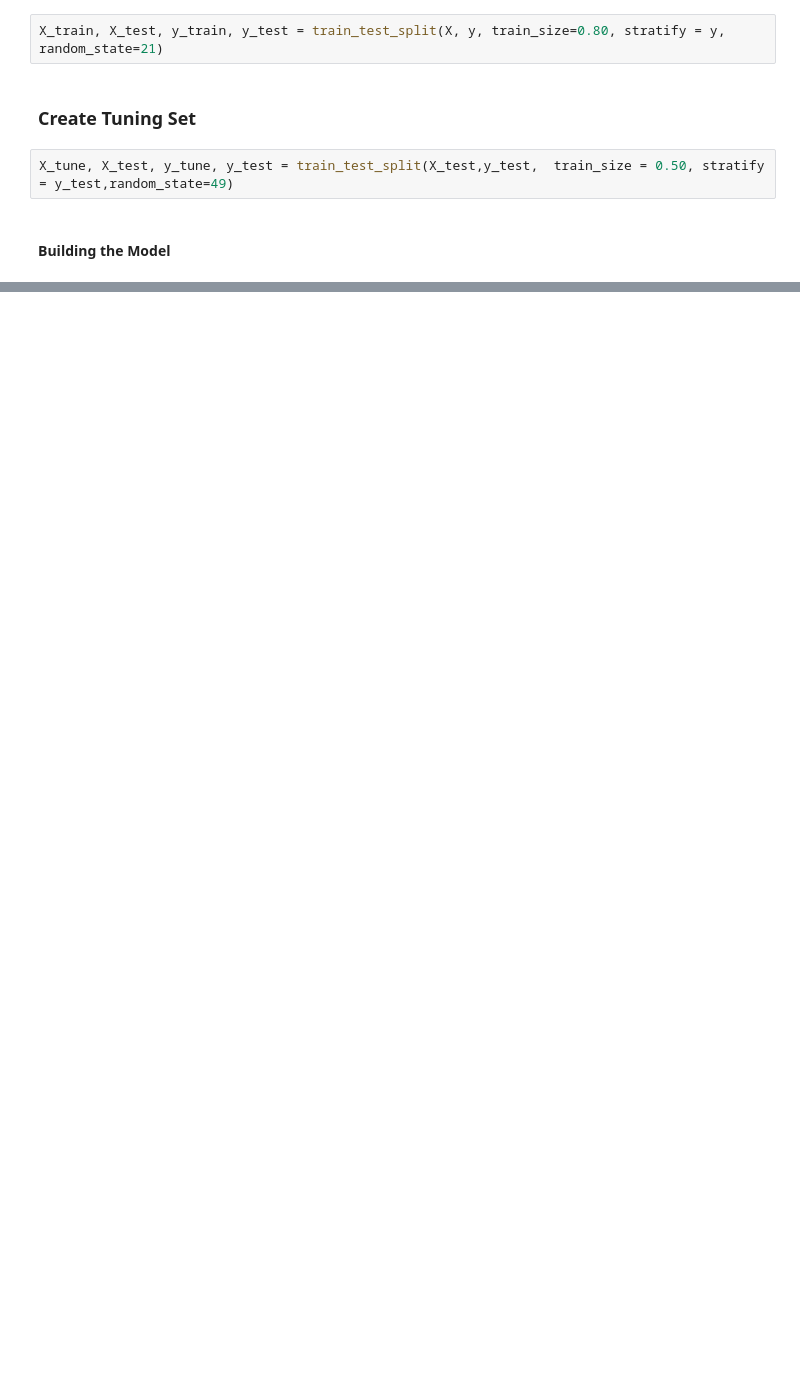
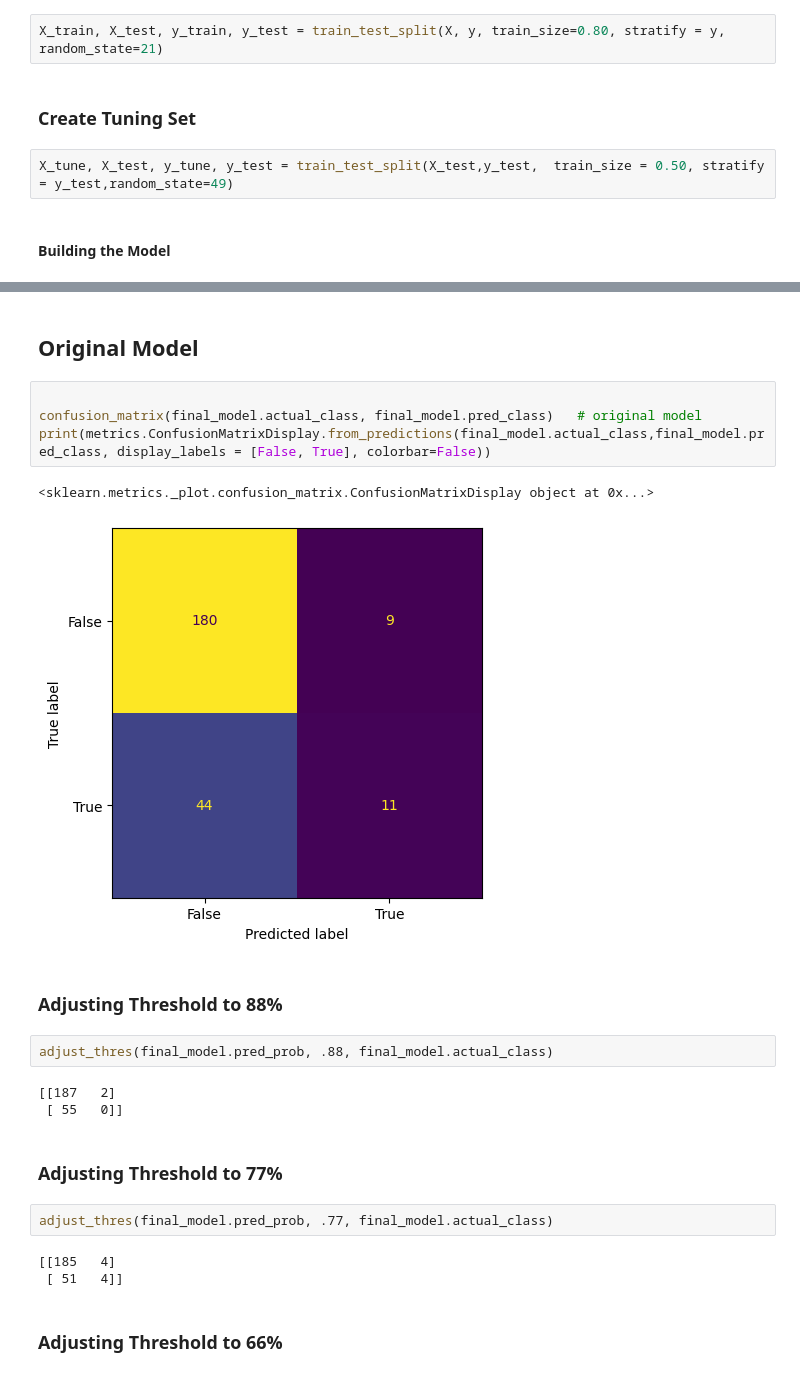
Before and after one commit to CourtneyN387/DS3001-Final, a Jupyter notebook: ds3001-final.ipynb, the cells around one changed output, grey strips where cells are left out. Cells and saved outputs as stored; diff of their text form; blank space fills up the shorter version.

```diff
--- a/ds3001-final.ipynb
+++ b/ds3001-final.ipynb
@@ -246,0 +407,25 @@ print(metrics.ConfusionMatrixDisplay.from_predictions(final_model.target,final_m
+# %% [markdown]
+## Original Model
+# %%
+
+confusion_matrix(final_model.actual_class, final_model.pred_class)   # original model
+print(metrics.ConfusionMatrixDisplay.from_predictions(final_model.actual_class,final_model.pred_class, display_labels = [False, True], colorbar=False))
+# %% [output]
+<sklearn.metrics._plot.confusion_matrix.ConfusionMatrixDisplay object at 0x...>
+[figure, added]
+# %% [markdown]
+### Adjusting Threshold to 88%
+# %%
+adjust_thres(final_model.pred_prob, .88, final_model.actual_class)
+# %% [output]
+[[187   2]
+ [ 55   0]]
+# %% [markdown]
+### Adjusting Threshold to 77%
+# %%
+adjust_thres(final_model.pred_prob, .77, final_model.actual_class)
+# %% [output]
+[[185   4]
+ [ 51   4]]
+# %% [markdown]
+### Adjusting Threshold to 66%
```
Also changed, not shown: parts of 43 cells of this notebook.
